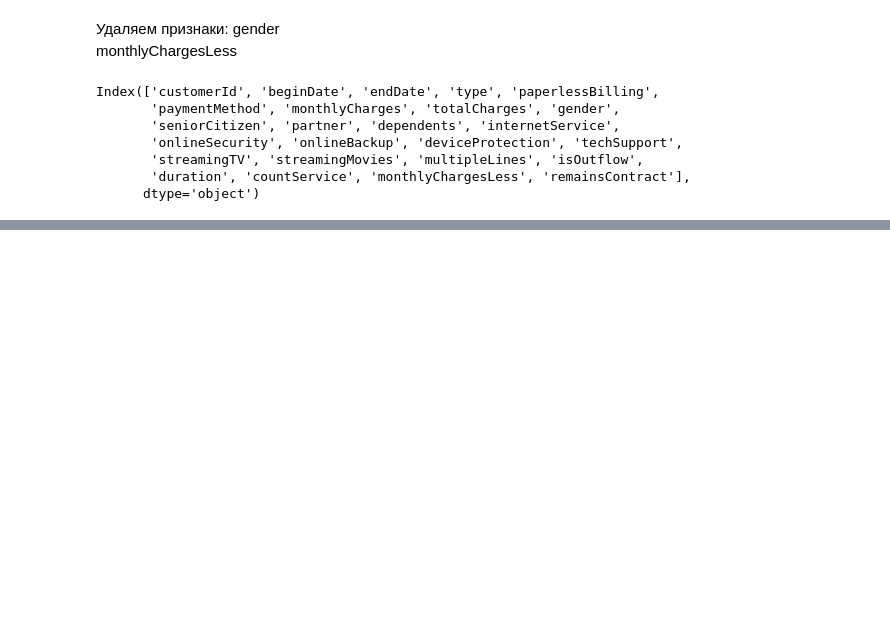
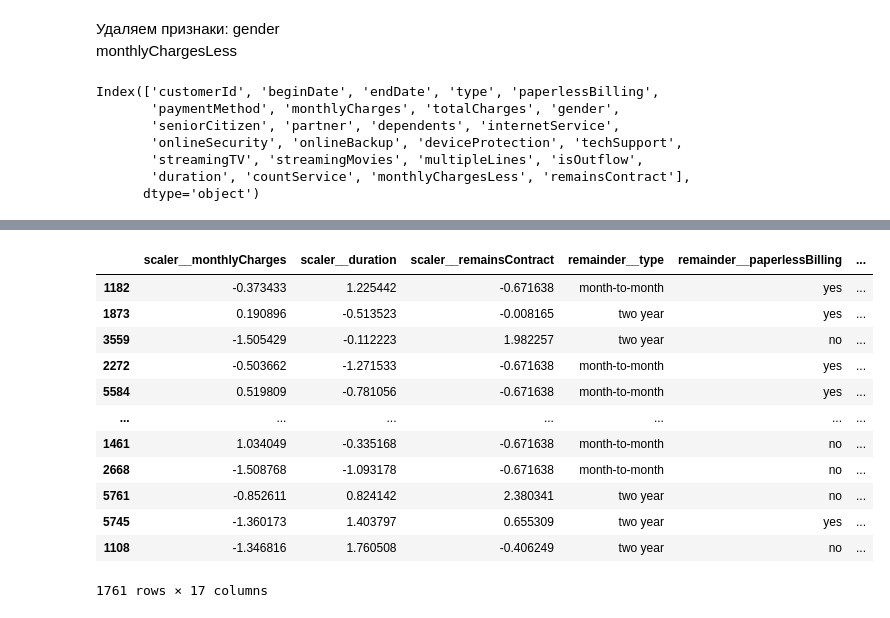
Before and after one commit to AlexanderKhasanov/customer_outflow_teledom, a Jupyter notebook: customer_outflow_teledom.ipynb, the cells around one changed output, grey strips where cells are left out. Cells and saved outputs as stored; diff of their text form; code cells hidden in the pictures; blank space fills up the shorter version.

Commit message:
add train model

```diff
--- a/customer_outflow_teledom.ipynb
+++ b/customer_outflow_teledom.ipynb
@@ -768,0 +815,41 @@ d.sort_values(by='type')
+# %%
+numerics = features.select_dtypes(include='number').columns.to_list()
+categorical = features.select_dtypes(include='category').columns.to_list()
+
+col_transformer_linear = ColumnTransformer(
+    transformers=[
+        ('scaler', StandardScaler(), numerics),
+        ('ohe', OneHotEncoder(sparse_output=False, drop='first'), categorical)
+    ], remainder="passthrough"
+)
+
+col_transformer_tree = ColumnTransformer(
+    transformers=[
+        ('scaler', StandardScaler(), numerics),
+        ('ordinal', OrdinalEncoder(), categorical)
+    ], remainder="passthrough"
+)
+
+col_transformer_catboost = ColumnTransformer(
+    transformers=[
+        ('scaler', StandardScaler(), numerics)
+    ], remainder="passthrough"
+)
+
+col_transformer_linear.set_output(transform='pandas')
+col_transformer_tree.set_output(transform='pandas')
+col_transformer_catboost.set_output(transform='pandas')
+
+col_transformer_linear.fit(features_train)
+col_transformer_tree.fit(features_train)
+col_transformer_catboost.fit(features_train)
+!
+# %%
+features_train_linear = col_transformer_linear.transform(features_train)
+features_test_linear = col_transformer_linear.transform(features_test)
+
+features_train_tree = col_transformer_tree.transform(features_train)
+features_test_tree = col_transformer_tree.transform(features_test)
+
+features_train_catboost = col_transformer_catboost.transform(features_train)
+features_test_catboost = col_transformer_catboost.transform(features_test)
@@ -768,0 +938,16 @@ d.sort_values(by='type')
+# %%
+features_test_catboost
+# %% [output]
+|  | scaler__monthlyCharges | scaler__duration | scaler__remainsContract | remainder__type | remainder__paperlessBilling | ... |
+| 1182 | -0.373433 | 1.225442 | -0.671638 | month-to-month | yes | ... |
+| 1873 | 0.190896 | -0.513523 | -0.008165 | two year | yes | ... |
+| 3559 | -1.505429 | -0.112223 | 1.982257 | two year | no | ... |
+| 2272 | -0.503662 | -1.271533 | -0.671638 | month-to-month | yes | ... |
+| 5584 | 0.519809 | -0.781056 | -0.671638 | month-to-month | yes | ... |
+| ... | ... | ... | ... | ... | ... | ... |
+| 1461 | 1.034049 | -0.335168 | -0.671638 | month-to-month | no | ... |
+| 2668 | -1.508768 | -1.093178 | -0.671638 | month-to-month | no | ... |
+| 5761 | -0.852611 | 0.824142 | 2.380341 | two year | no | ... |
+| 5745 | -1.360173 | 1.403797 | 0.655309 | two year | yes | ... |
+| 1108 | -1.346816 | 1.760508 | -0.406249 | two year | no | ... |
+1761 rows × 17 columns
```
Also changed, not shown: parts of 15 cells of this notebook, 19 other files.
